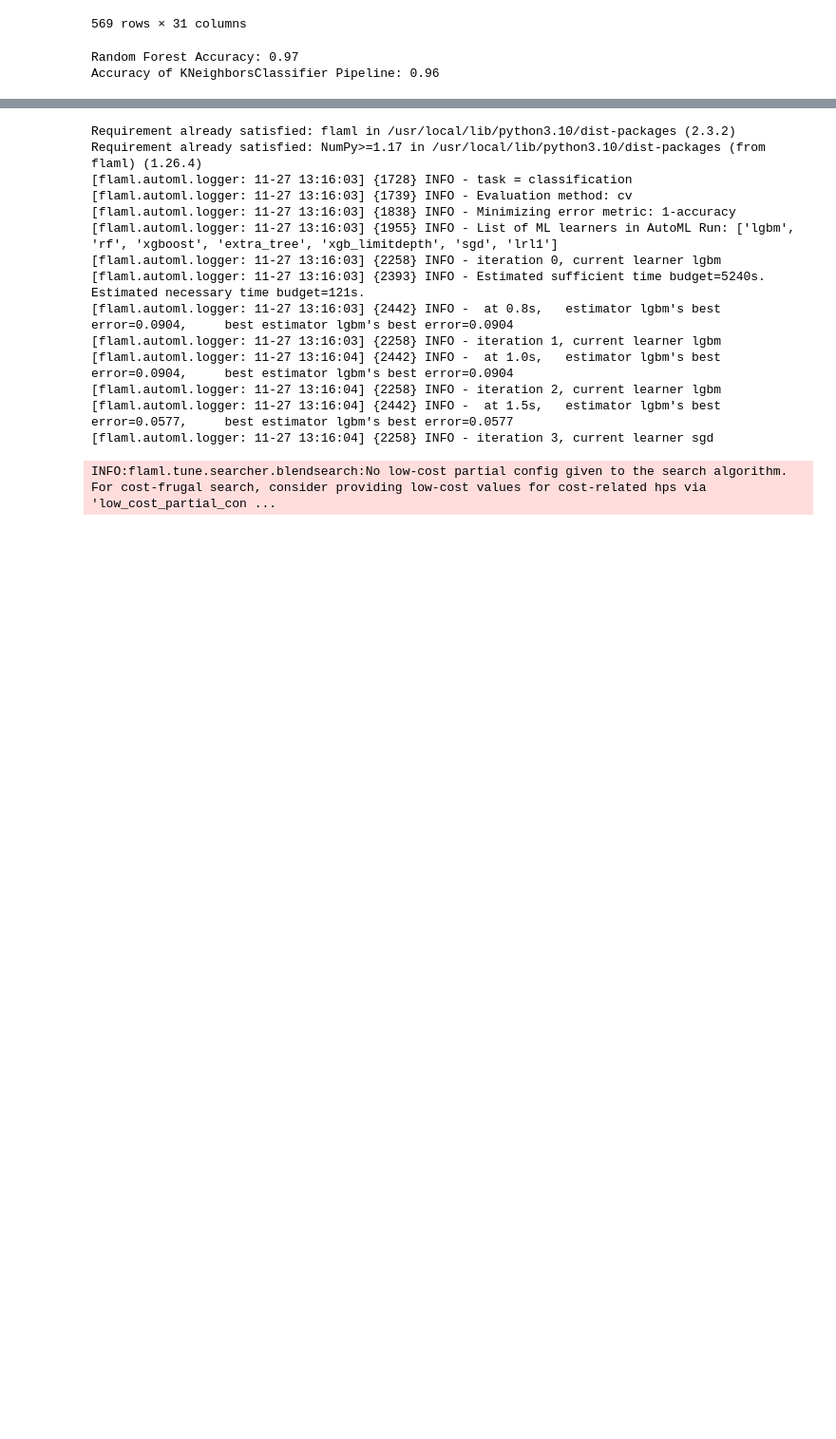
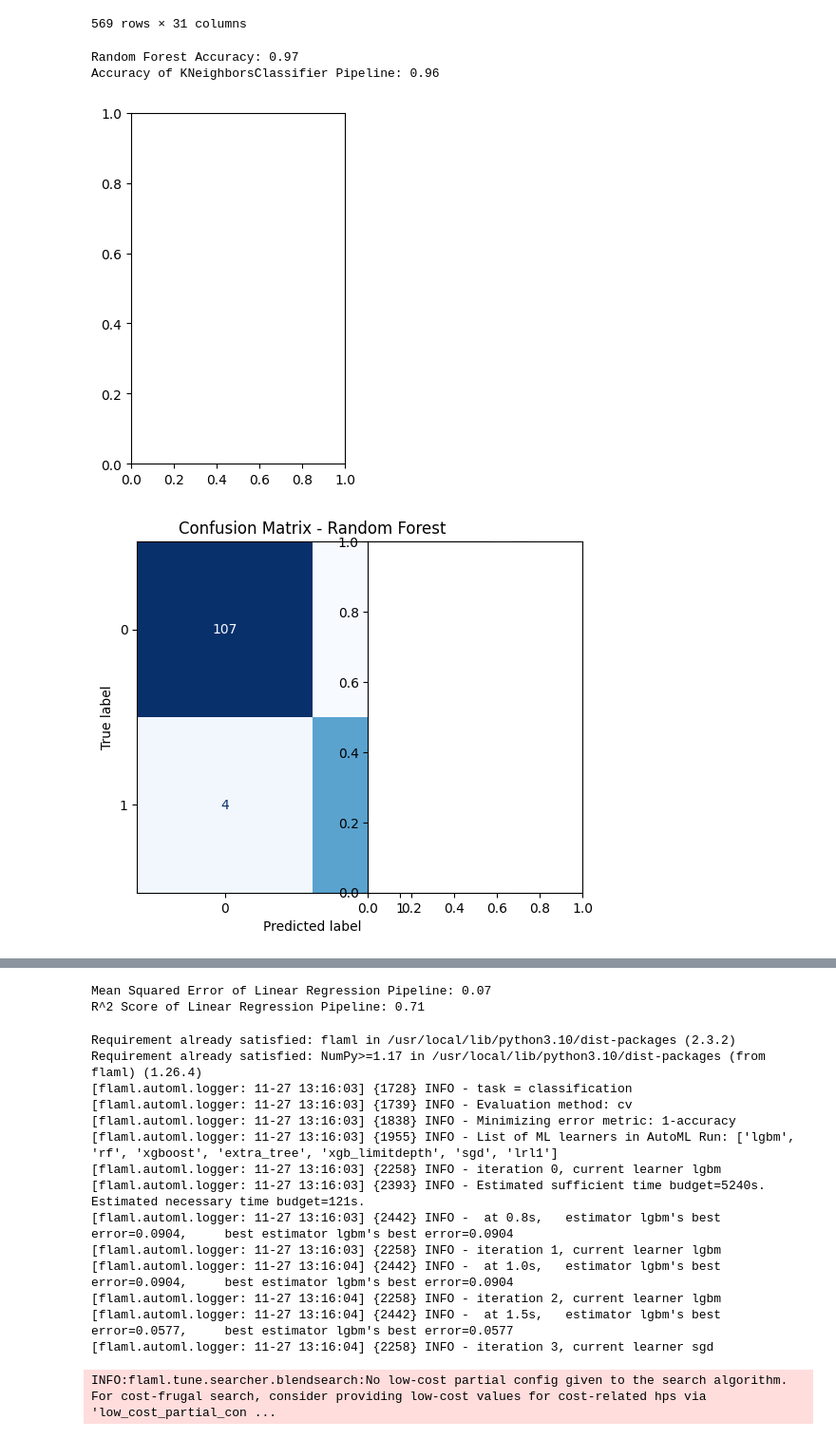
Before and after one commit to Mob1us-YJ/AA2425-unibo-mldm, a Jupyter notebook: slides/lab-09-breastcancer.ipynb, the cells around one changed output, grey strips where cells are left out. Shown at 95% size. Saved outputs shown, nothing was run; the diff lists cells and outputs as text; code cells hidden in the pictures; blank space fills up the shorter version.

```diff
--- a/slides/lab-09-breastcancer.ipynb
+++ b/slides/lab-09-breastcancer.ipynb
@@ -188,3 +188,22 @@ print(f'Accuracy of KNeighborsClassifier Pipeline: {knn_accuracy:.2f}')
 # %% [output]
 Random Forest Accuracy: 0.97
 Accuracy of KNeighborsClassifier Pipeline: 0.96
+# %%
+# Step 9: Visualizing the outcome of Random Forest and KNN
+# Plotting the confusion matrix for Random Forest
+from sklearn.metrics import ConfusionMatrixDisplay
+
+plt.subplot(1, 2, 1)
+ConfusionMatrixDisplay.from_estimator(rf_pipeline, X_test, y_test, cmap='Blues')
+plt.title('Confusion Matrix - Random Forest')
+
+# Plotting the confusion matrix for KNeighbors
+plt.subplot(1, 2, 2)
+ConfusionMatrixDisplay.from_estimator(knn_pipeline, X_test, y_test, cmap='Greens')
+plt.title('Confusion Matrix - KNeighbors')
+
+plt.tight_layout()
+plt.show()
+# %% [output]
+[figure, added]
+[figure, added]
@@ -191,3 +211,21 @@ Accuracy of KNeighborsClassifier Pipeline: 0.96
+# %%
+# using linear regression model
+from sklearn.linear_model import LinearRegression
+from sklearn.metrics import accuracy_score, mean_squared_error,r2_score
+reg_pipeline = Pipeline([
+    ('imputer', SimpleImputer(strategy='mean')),
+    ('scaler', StandardScaler()),
+    ('classifier', LinearRegression())
+])
+reg_pipeline.fit(X_train, y_train)
+y_pred_reg = reg_pipeline.predict(X_test)
+reg_r2 = r2_score(y_test, y_pred_reg)
+reg_mse = mean_squared_error(y_test, y_pred_reg)
+print(f'Mean Squared Error of Linear Regression Pipeline: {reg_mse:.2f}')
+print(f'R^2 Score of Linear Regression Pipeline: {reg_r2:.2f}')
+# %% [output]
+Mean Squared Error of Linear Regression Pipeline: 0.07
+R^2 Score of Linear Regression Pipeline: 0.71
 # %%
 #step4 AutoML
 !pip install flaml
```
Also changed, not shown: parts of 1 cell of this notebook.
